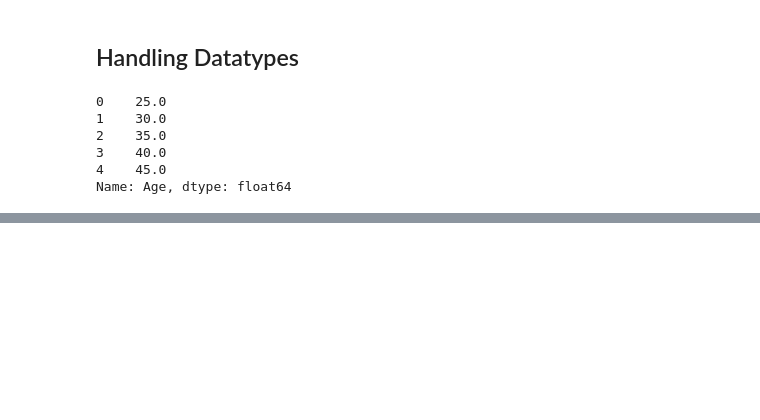
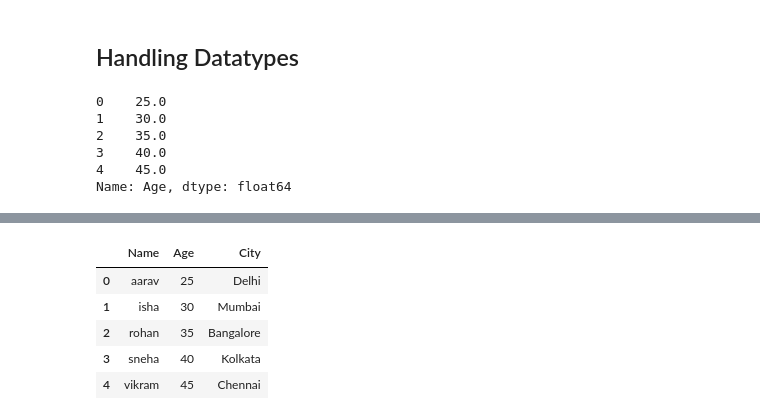
Before and after one commit to Priyanka-Adheli/Data-Science, a Jupyter notebook: Pandas/Basics.ipynb, the cells around one changed output, grey strips where cells are left out. Saved outputs shown, nothing was run; the diff lists cells and outputs as text; code cells hidden in the pictures; blank space fills up the shorter version.

```diff
--- a/Pandas/Basics.ipynb
+++ b/Pandas/Basics.ipynb
@@ -419,0 +429,11 @@ Name: Age, dtype: float64
+# %%
+df4["Name"] =df4["Name"].str.lower()
+# %%
+df4
+# %% [output]
+|  | Name | Age | City |
+| 0 | aarav | 25 | Delhi |
+| 1 | isha | 30 | Mumbai |
+| 2 | rohan | 35 | Bangalore |
+| 3 | sneha | 40 | Kolkata |
+| 4 | vikram | 45 | Chennai |
```
Also changed, not shown: parts of 3 cells of this notebook.
